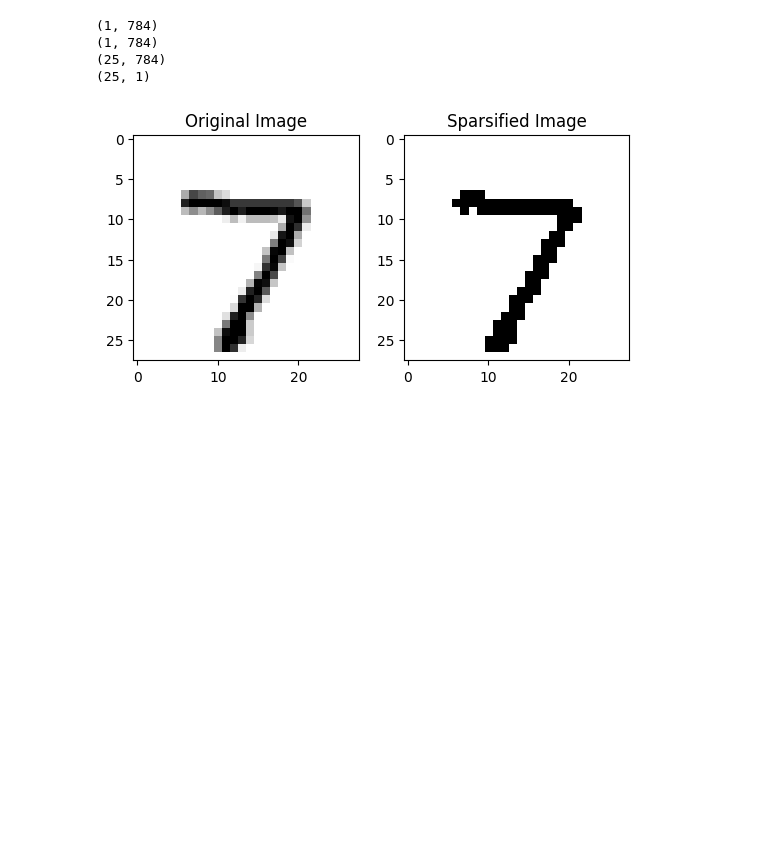
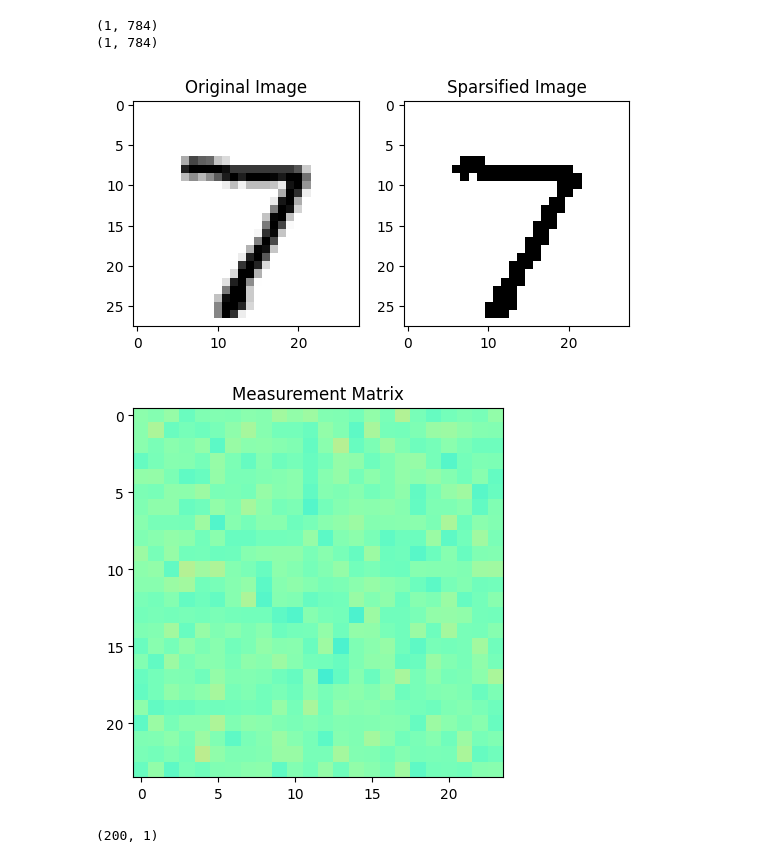
Before and after one commit to josephine-king/EE4740_ImageCompression, a Jupyter notebook: image_compression.ipynb, the cells around one changed output. Drawn from its saved outputs; the diff is of its cells as text; code cells hidden in the pictures; blank space fills up the shorter version.

```diff
--- a/image_compression.ipynb
+++ b/image_compression.ipynb
@@ -48,25 +48,39 @@ def plot_images(original_data, sparsified_data):
     axs[1].imshow(sparsified_data.reshape(28,28), cmap='gray_r', vmin=0, vmax=1)
     axs[1].set_title("Sparsified Image")
     plt.show()
+
+# Plot the original image and the estimated image
+def plot_est_images(original_data, est_data):
+    fig, axs = plt.subplots(1, 2)
+    axs[0].imshow(original_data.reshape(28,28), cmap='gray_r', vmin=0, vmax=1)
+    axs[0].set_title("Original Image")
+    axs[1].imshow(est_data.reshape(28,28), cmap='gray_r', vmin=0, vmax=1)
+    axs[1].set_title("Reconstructed Image")
+    plt.show()
+
+def plot_meas_matrix(meas_matrix):
+    plt.imshow(meas_matrix, cmap='rainbow', vmin=-1, vmax=1)
+    plt.title("Measurement Matrix")
+    plt.show()
 # %%
 # Testing out data pre-processing functions
 
 data = import_mnist_data(1)
 print(data.shape)
 
 sparse_data = sparsify_data(data, 100)
 print(sparse_data.shape)
 
-meas_matrix = make_meas_matrix(25,784)
-print(meas_matrix.shape)
+plot_images(data, sparse_data)
+
+meas_matrix = make_meas_matrix(200,784)
+plot_meas_matrix(meas_matrix[0:24,0:24])
 
 measurement = get_measurements(sparse_data, meas_matrix)
 print(measurement.shape)
-
-plot_images(data, sparse_data)
 # %% [output]
 (1, 784)
 (1, 784)
-(25, 784)
-(25, 1)
 [figure]
+[figure, added]
+(200, 1)
```
Also changed, not shown: parts of 2 cells of this notebook.
